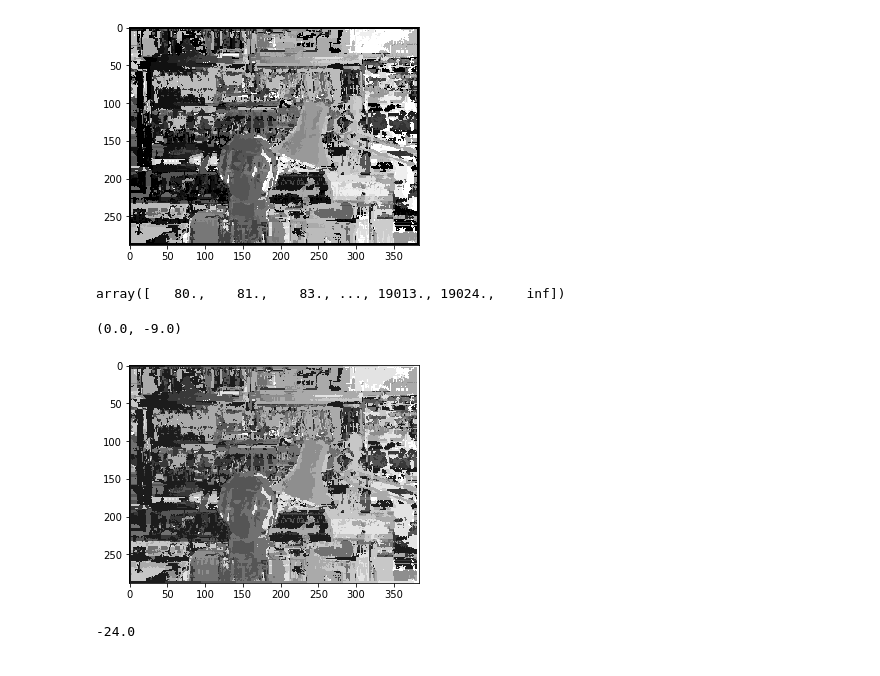
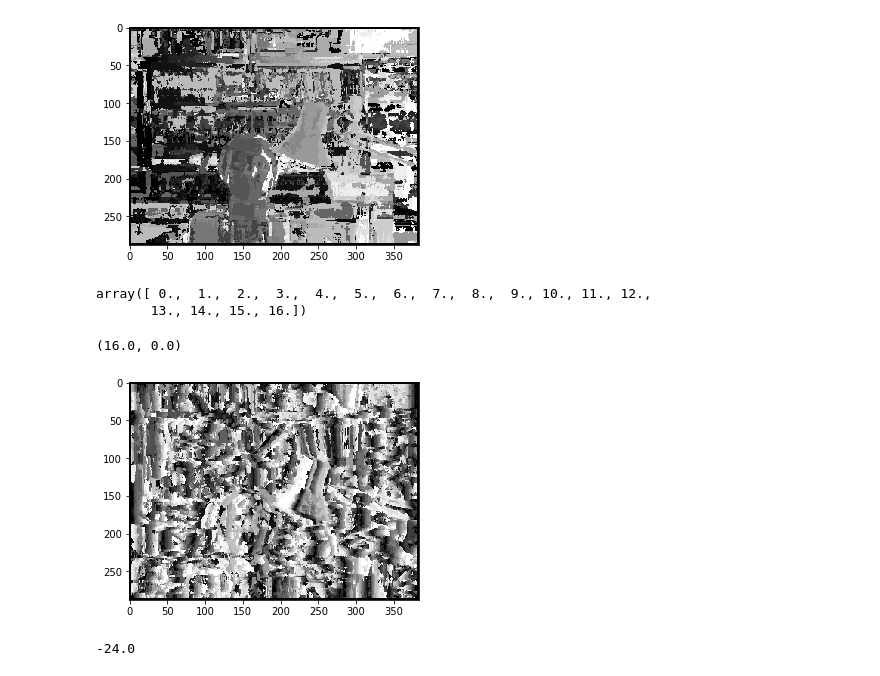
Before and after one commit to Magikis/Stereo-Vision-MRF, a Jupyter notebook: michal.ipynb, the cells around one changed output. Cells and saved outputs as stored; diff of their text form; code cells hidden in the pictures.

```diff
--- a/michal.ipynb
+++ b/michal.ipynb
@@ -128,20 +130,21 @@ plt.imshow(img_smaller_pbb.argmin(axis=-1), cmap='gray')
 <matplotlib.image.AxesImage at 0x...>
 [figure]
 # %%
-np.unique(img_depth_pbb)
+np.unique(img_depth)
 # %% [output]
-array([   80.,    81.,    83., ..., 19013., 19024.,    inf])
+array([ 0.,  1.,  2.,  3.,  4.,  5.,  6.,  7.,  8.,  9., 10., 11., 12.,
+       13., 14., 15., 16.])
 # %%
-imd = img_depth[...,0].copy() + np.min(img_depth)
-imd += (np.arange(img_left.shape[1]))
-imd //= (760//16)
+imd = img_depth[...,0].copy() - np.min(img_depth)
+# imd += (np.arange(img_left.shape[1]))
+# imd //= (377//16)
 # imd -= disparity
 plt.imshow(imd, cmap='gray')
 
 np.max(imd), np.min(imd)
 # %% [output]
-(0.0, -9.0)
+(16.0, 0.0)
-[figure, old version]
+[figure, new version]
 # %%
 img = ((img_depth)*256/16).astype(int)
 # show_image(np.stack([img_left[...,0],img_left[...,1], img], axis=-1), 3)
```
Also changed, not shown: parts of 2 cells of this notebook, 1 other file.
